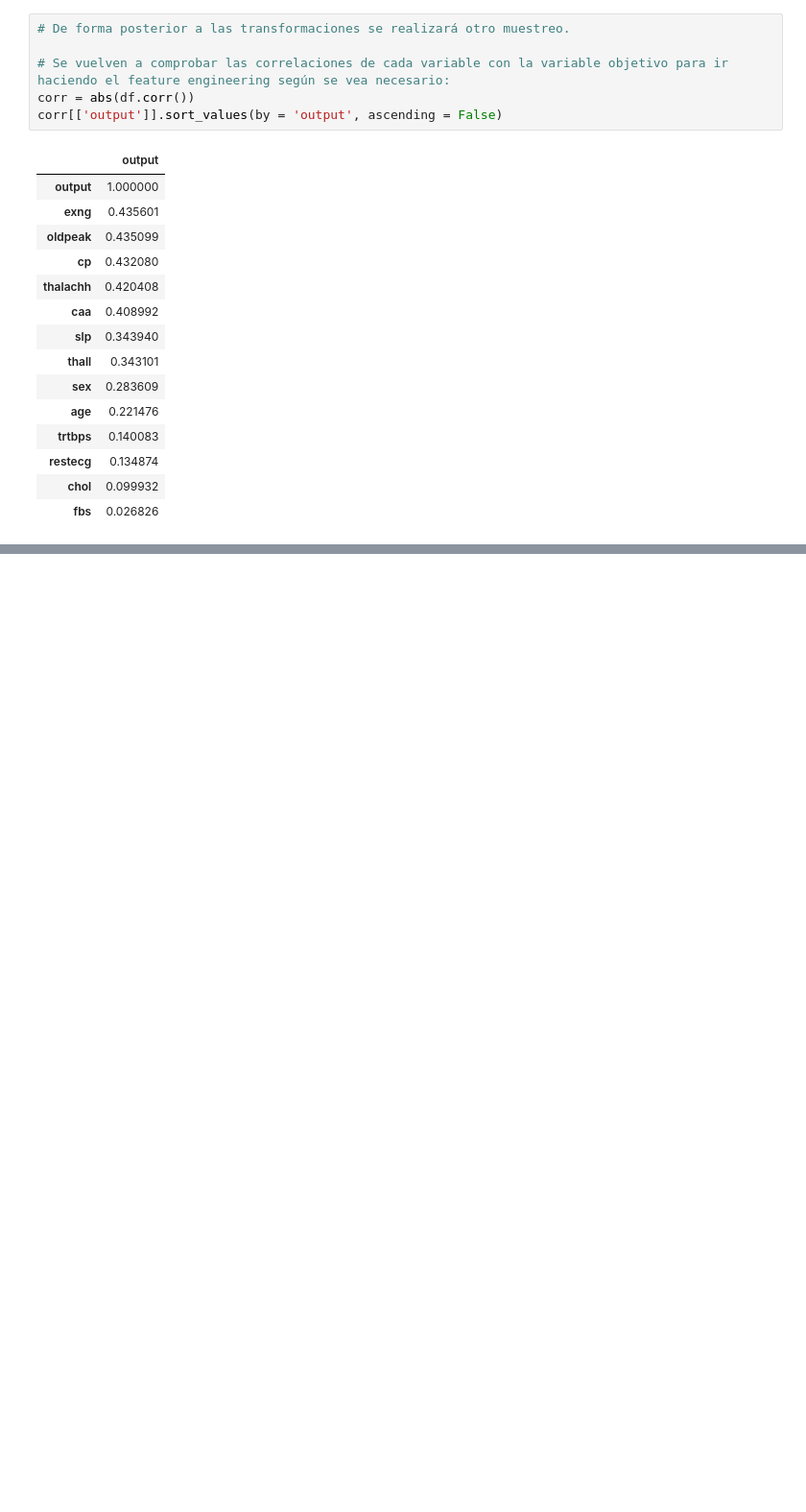
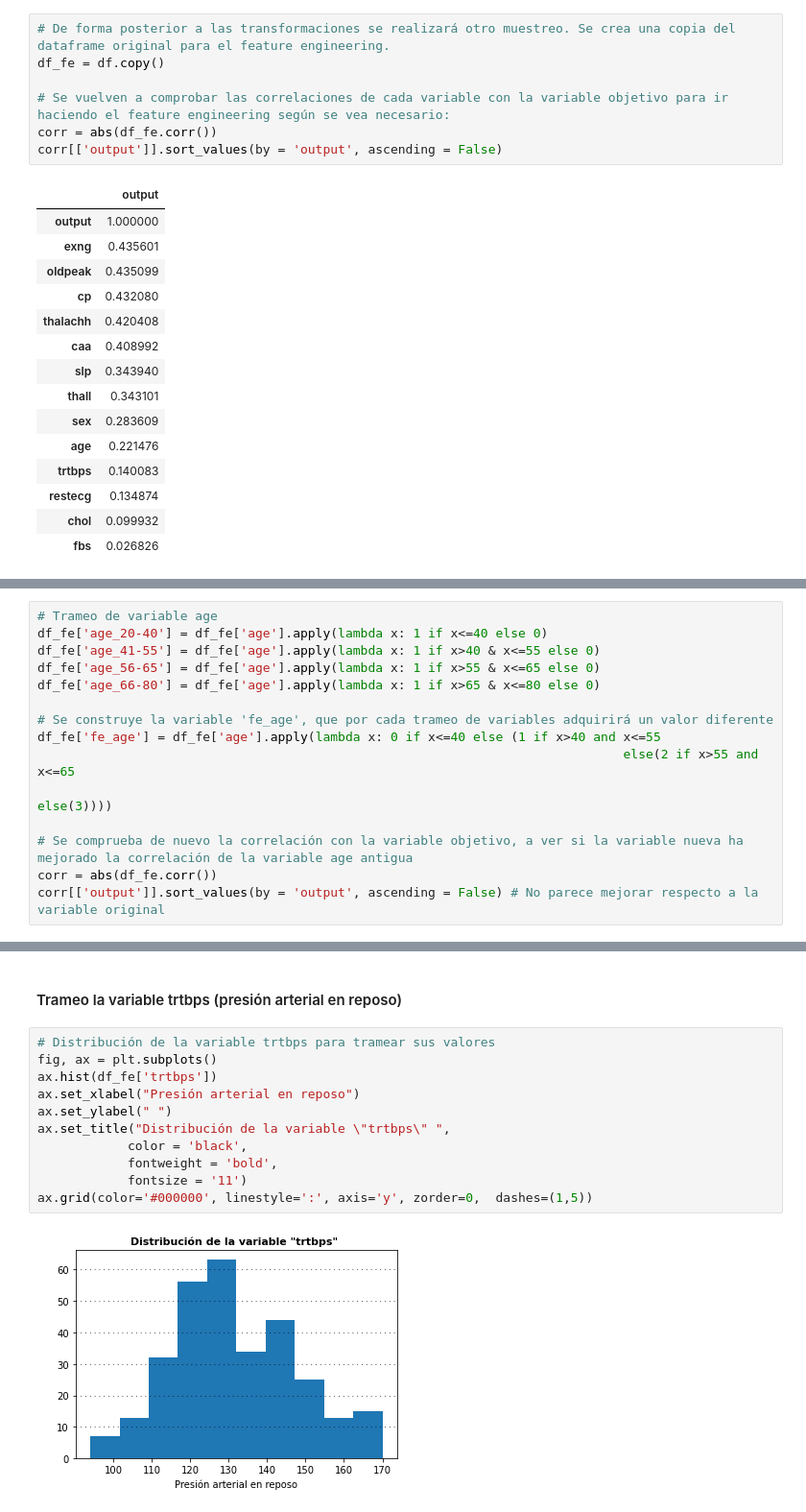
Before and after one commit to jaimesz11/Ataques_al_corazon-Clasificacion_y_analisis, a Jupyter notebook: Notebook/Notebook.ipynb, the cells around one changed output, grey strips where cells are left out. Shown at 96% size. Cells and saved outputs as stored; diff of their text form; blank space fills up the shorter version.

```diff
--- a/Notebook/Notebook.ipynb
+++ b/Notebook/Notebook.ipynb
@@ -982,10 +990,11 @@ Los mejores modelos, a priori y sin feature engineering, son los creados por **R
 # %% [markdown]
 ### Feature Engineering
 # %%
-# De forma posterior a las transformaciones se realizará otro muestreo.
+# De forma posterior a las transformaciones se realizará otro muestreo. Se crea una copia del dataframe original para el feature engineering.
+df_fe = df.copy()
 
 # Se vuelven a comprobar las correlaciones de cada variable con la variable objetivo para ir haciendo el feature engineering según se vea necesario:
-corr = abs(df.corr())
+corr = abs(df_fe.corr())
 corr[['output']].sort_values(by = 'output', ascending = False)
 # %% [output]
 |  | output |
@@ -1005,0 +1037,15 @@ corr[['output']].sort_values(by = 'output', ascending = False)
+# %%
+# Trameo de variable age
+df_fe['age_20-40'] = df_fe['age'].apply(lambda x: 1 if x<=40 else 0)
+df_fe['age_41-55'] = df_fe['age'].apply(lambda x: 1 if x>40 & x<=55 else 0)
+df_fe['age_56-65'] = df_fe['age'].apply(lambda x: 1 if x>55 & x<=65 else 0)
+df_fe['age_66-80'] = df_fe['age'].apply(lambda x: 1 if x>65 & x<=80 else 0)
+
+# Se construye la variable 'fe_age', que por cada trameo de variables adquirirá un valor diferente
+df_fe['fe_age'] = df_fe['age'].apply(lambda x: 0 if x<=40 else (1 if x>40 and x<=55
+                                                                              else(2 if x>55 and x<=65
+                                                                                             else(3))))
+
+# Se comprueba de nuevo la correlación con la variable objetivo, a ver si la variable nueva ha mejorado la correlación de la variable age antigua
+corr = abs(df_fe.corr())
+corr[['output']].sort_values(by = 'output', ascending = False) # No parece mejorar respecto a la variable original
@@ -1005,0 +1070,15 @@ corr[['output']].sort_values(by = 'output', ascending = False)
+# %% [markdown]
+#### Trameo la variable trtbps (presión arterial en reposo)
+# %%
+# Distribución de la variable trtbps para tramear sus valores
+fig, ax = plt.subplots()
+ax.hist(df_fe['trtbps'])
+ax.set_xlabel("Presión arterial en reposo")
+ax.set_ylabel(" ")
+ax.set_title("Distribución de la variable \"trtbps\" ",
+            color = 'black',
+            fontweight = 'bold',
+            fontsize = '11')
+ax.grid(color='#000000', linestyle=':', axis='y', zorder=0,  dashes=(1,5))
+# %% [output]
+[figure, added]
```
Also changed, not shown: parts of 28 cells of this notebook.
